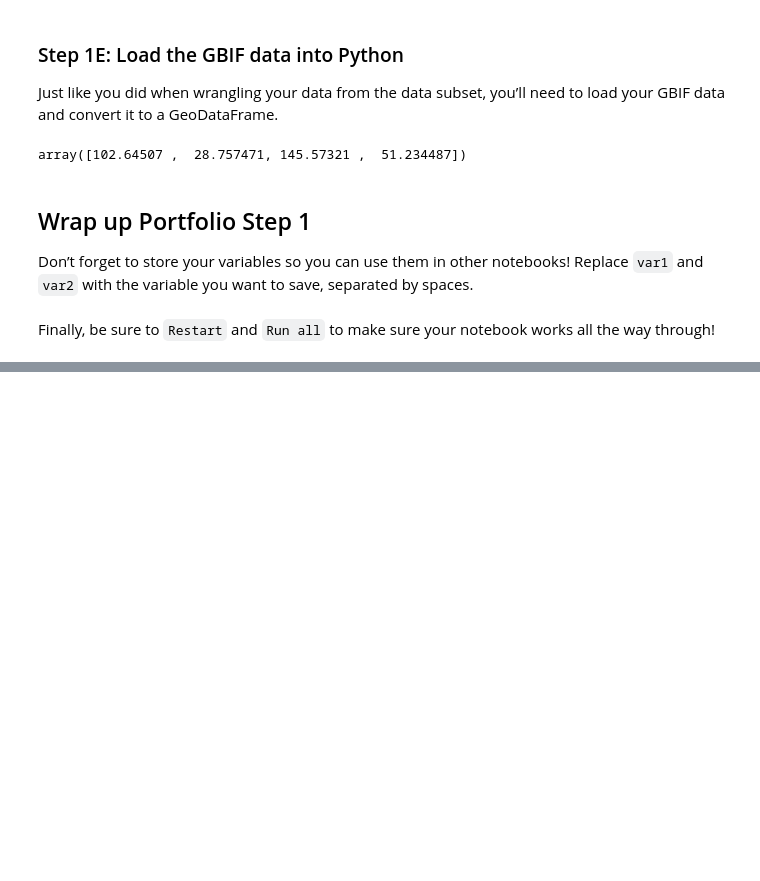
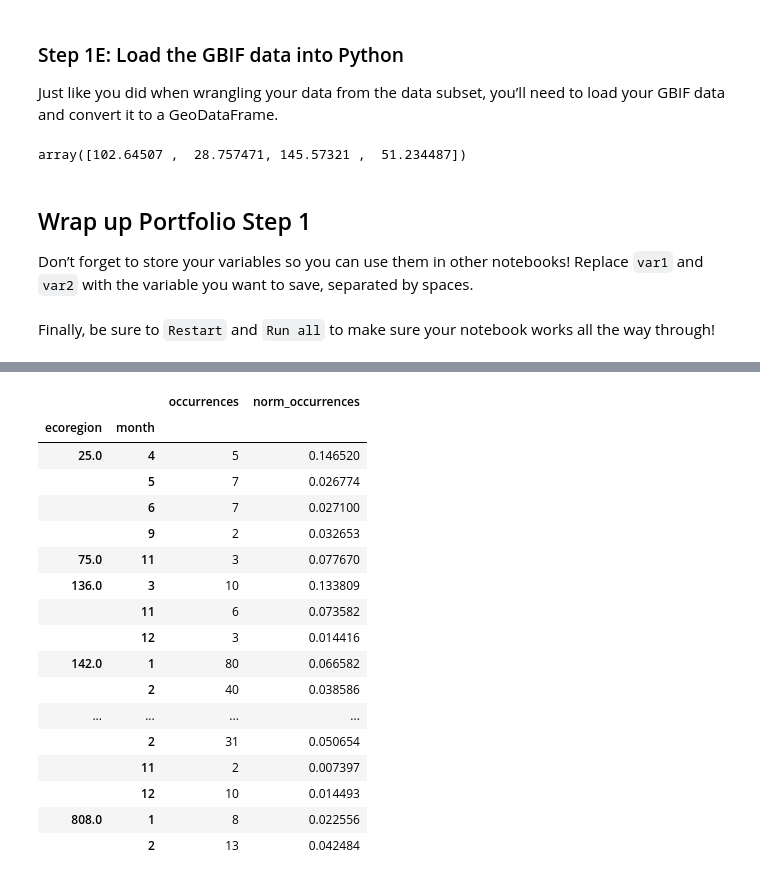
Before and after one commit to JJH1130/JJH1130.github.io, a Jupyter notebook: notebooks/crane-migration.ipynb, the cells around one changed output, grey strips where cells are left out. Drawn from its saved outputs; the diff is of its cells as text; code cells hidden in the pictures; blank space fills up the shorter version.

```diff
--- a/notebooks/crane-migration.ipynb
+++ b/notebooks/crane-migration.ipynb
@@ -256,0 +295,51 @@ works all the way through!
+# %%
+### find the ecoregion for each observation
+gbif_ecoregion_gdf = (
+    ecoregions_gdf
+    .to_crs(gbif_gdf.crs)
+    .sjoin(gbif_gdf, how = 'inner', predicate = 'contains')
+    .rename(columns = {'OBJECTID': 'ecoregion'})
+)
+
+### count the observations in each ecoregion each month
+occurrence_df = (
+    gbif_ecoregion_gdf
+    .groupby(['ecoregion', 'month'])
+    .agg(occurrences = ('gbifID', 'count'))
+)
+
+### get rid of rare observations (which are possibly misidentifications)
+occurrence_df = occurrence_df[occurrence_df.occurrences > 1]
+
+### calculate the mean number of observations by ecoregion and by month
+mean_occurrences_by_ecoregion = occurrence_df.groupby(['ecoregion']).mean()
+mean_occurrences_by_month = occurrence_df.groupby(['month']).mean()
+
+### normalize by space and time for sampling effort
+occurrence_df['norm_occurrences'] = (
+    occurrence_df
+    / mean_occurrences_by_ecoregion
+    / mean_occurrences_by_month
+)
+
+### check it out
+occurrence_df
+# %% [output]
+|  |  | occurrences | norm_occurrences |
+| ecoregion | month |  |  |
+| 25.0 | 4 | 5 | 0.146520 |
+|  | 5 | 7 | 0.026774 |
+|  | 6 | 7 | 0.027100 |
+|  | 9 | 2 | 0.032653 |
+| 75.0 | 11 | 3 | 0.077670 |
+| 136.0 | 3 | 10 | 0.133809 |
+|  | 11 | 6 | 0.073582 |
+|  | 12 | 3 | 0.014416 |
+| 142.0 | 1 | 80 | 0.066582 |
+|  | 2 | 40 | 0.038586 |
+| ... | ... | ... | ... |
+|  | 2 | 31 | 0.050654 |
+|  | 11 | 2 | 0.007397 |
+|  | 12 | 10 | 0.014493 |
+| 808.0 | 1 | 8 | 0.022556 |
+|  | 2 | 13 | 0.042484 |
```
Also changed, not shown: parts of 8 cells of this notebook, 1 other file.
